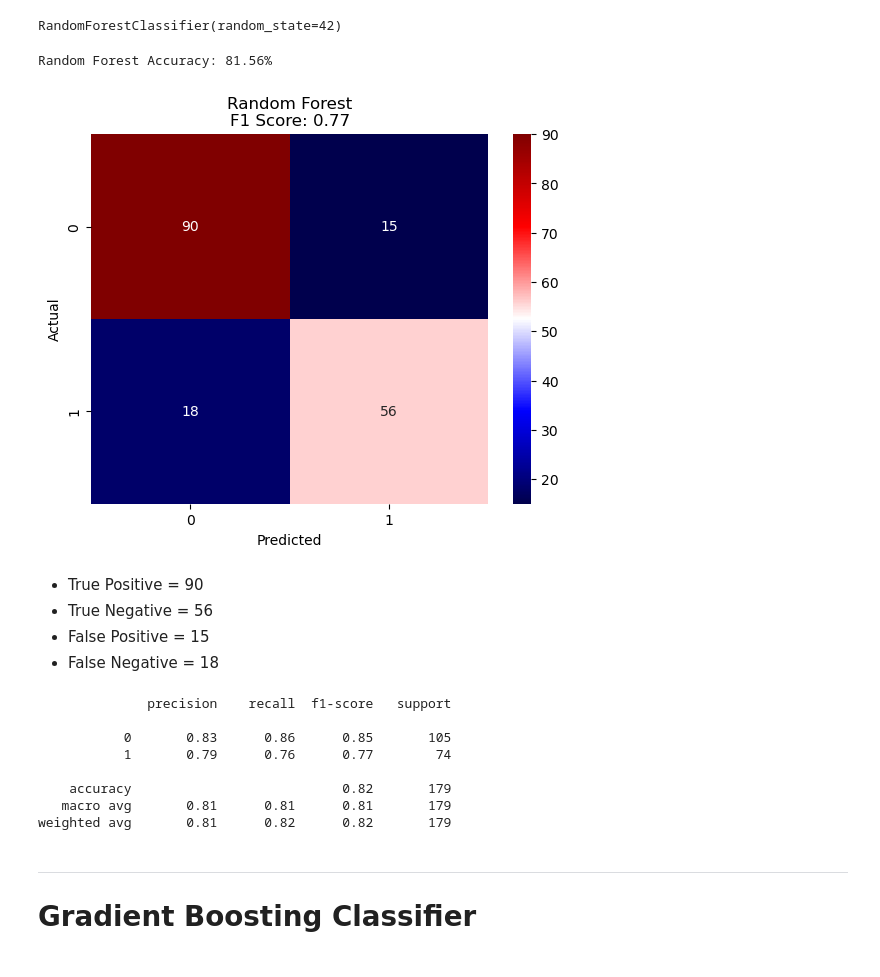
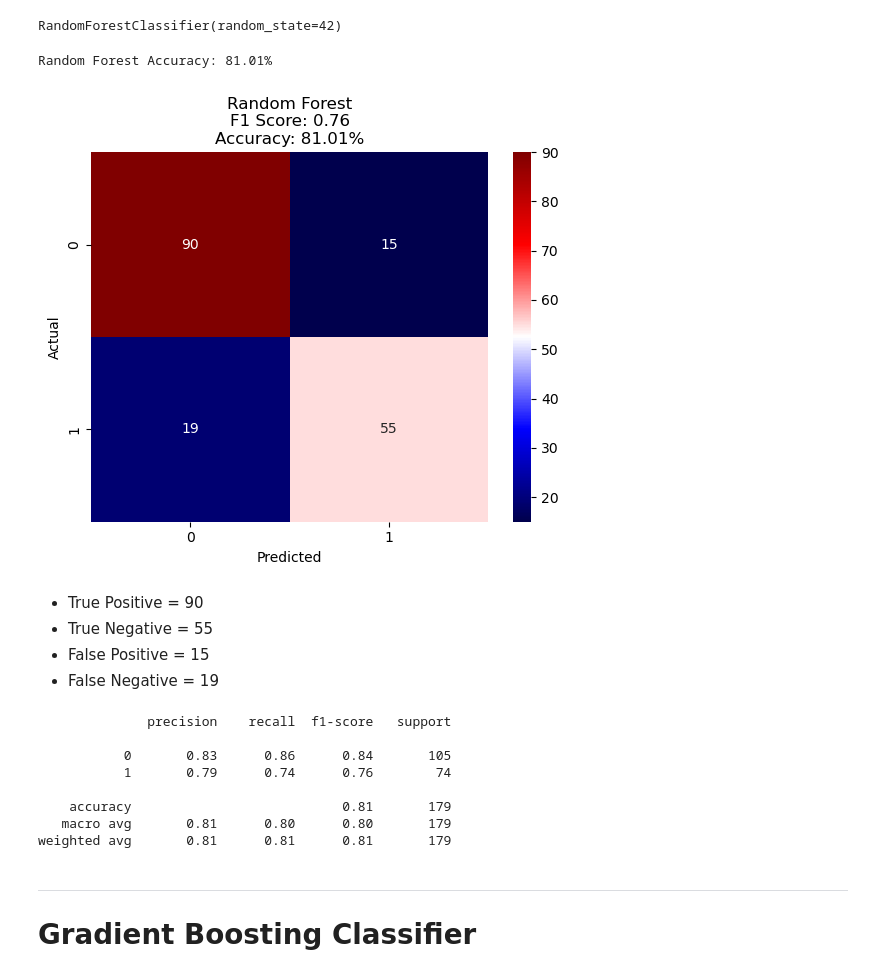
Before and after one commit to GClark89/Titanic, a Jupyter notebook: MachineModel.ipynb, the cells around one changed output. Saved outputs shown, nothing was run; the diff lists cells and outputs as text; code cells hidden in the pictures.

```diff
--- a/MachineModel.ipynb
+++ b/MachineModel.ipynb
@@ -73,6 +74,12 @@ Fare        float64
 Embarked      int64
 HasCabin      int64
 dtype: object
+# %%
+#Scale data
+
+scaler = StandardScaler()
+X_train = scaler.fit_transform(X_train)
+X_test = scaler.transform(X_test)
 # %% [markdown]
 ---
 # Random Forest Classifier
@@ -91,40 +98,40 @@ RandomForestClassifier(random_state=42)
 rf_y_pred = rf_model.predict(X_test)
 
 #Checking the auccuracy
-accuracy = accuracy_score(y_test, rf_y_pred)
-accuracy_percent = accuracy * 100
-print(f"Random Forest Accuracy: {accuracy_percent:.2f}%")
+accuracyrf = accuracy_score(y_test, rf_y_pred)
+accuracy_percentrf = accuracyrf * 100
+print(f"Random Forest Accuracy: {accuracy_percentrf:.2f}%")
 # %% [output]
-Random Forest Accuracy: 81.56%
+Random Forest Accuracy: 81.01%
 # %%
 #Confusion Matrix for Random Forest Classifier
 
 rf_cm = confusion_matrix(y_test,rf_y_pred)
 f1_rf = f1_score(y_test, rf_y_pred)
 sns.heatmap(rf_cm,annot= True,fmt="d",cmap="seismic")
-plt.title(f"Random Forest\nF1 Score: {f1_rf:.2f}")
+plt.title(f"Random Forest\nF1 Score: {f1_rf:.2f}\nAccuracy: {accuracy_percentrf:.2f}%")
 plt.xlabel('Predicted')
 plt.ylabel('Actual')
 plt.show()
 # %% [output]
-[figure, old version]
+[figure, new version]
 # %% [markdown]
 - True Positive = 90
-- True Negative = 56
+- True Negative = 55
 - False Positive = 15
-- False Negative = 18
+- False Negative = 19
 # %%
 # Classification report for RFC
 print(classification_report(y_test, rf_y_pred))
 # %% [output]
               precision    recall  f1-score   support
 
-           0       0.83      0.86      0.85       105
-           1       0.79      0.76      0.77        74
+           0       0.83      0.86      0.84       105
+           1       0.79      0.74      0.76        74
 
-    accuracy                           0.82       179
-   macro avg       0.81      0.81      0.81       179
-weighted avg       0.81      0.82      0.82       179
+    accuracy                           0.81       179
+   macro avg       0.81      0.80      0.80       179
+weighted avg       0.81      0.81      0.81       179
 # %% [markdown]
 ---
 # Gradient Boosting Classifier
```
Also changed, not shown: parts of 19 cells of this notebook.
